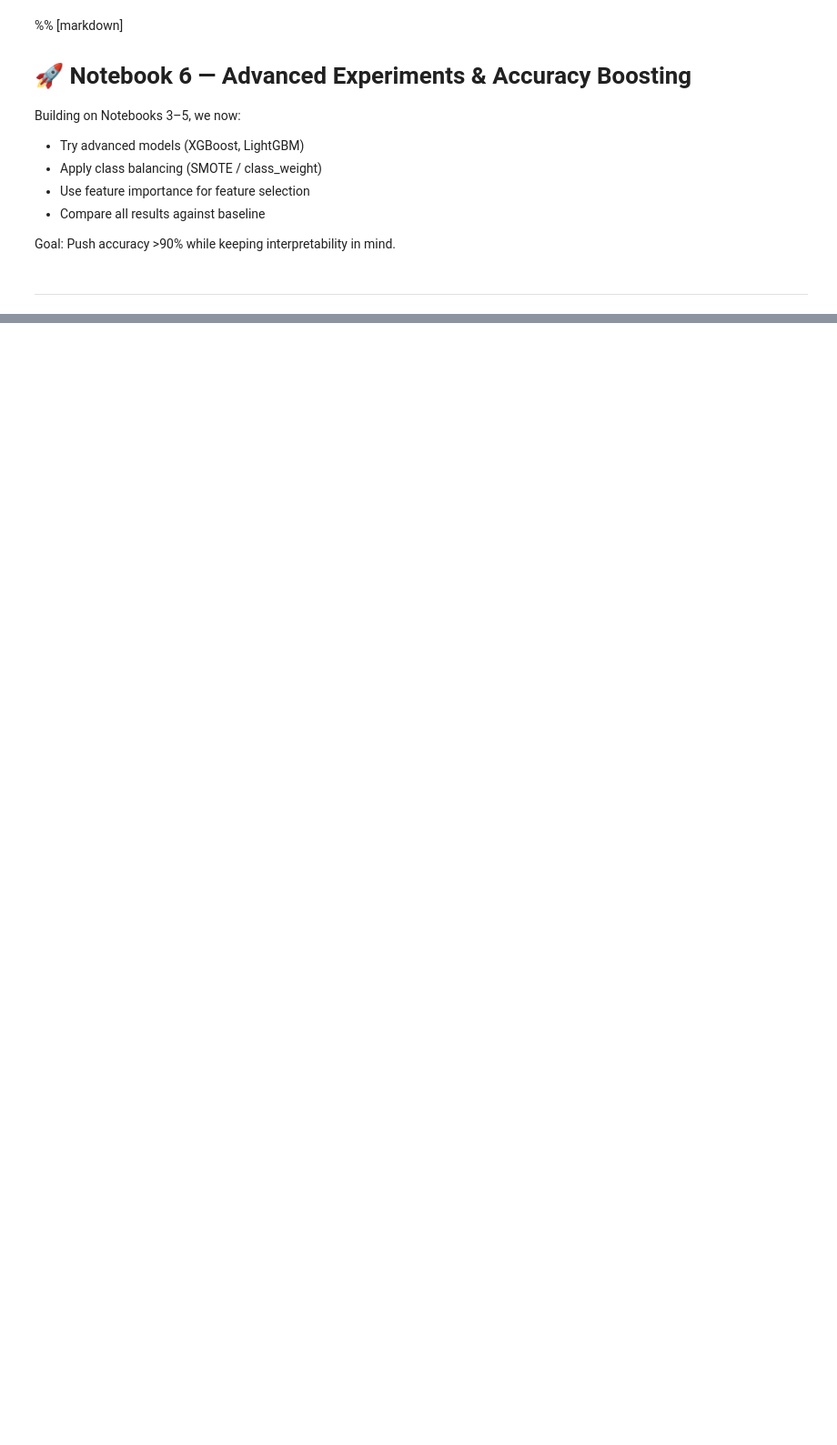
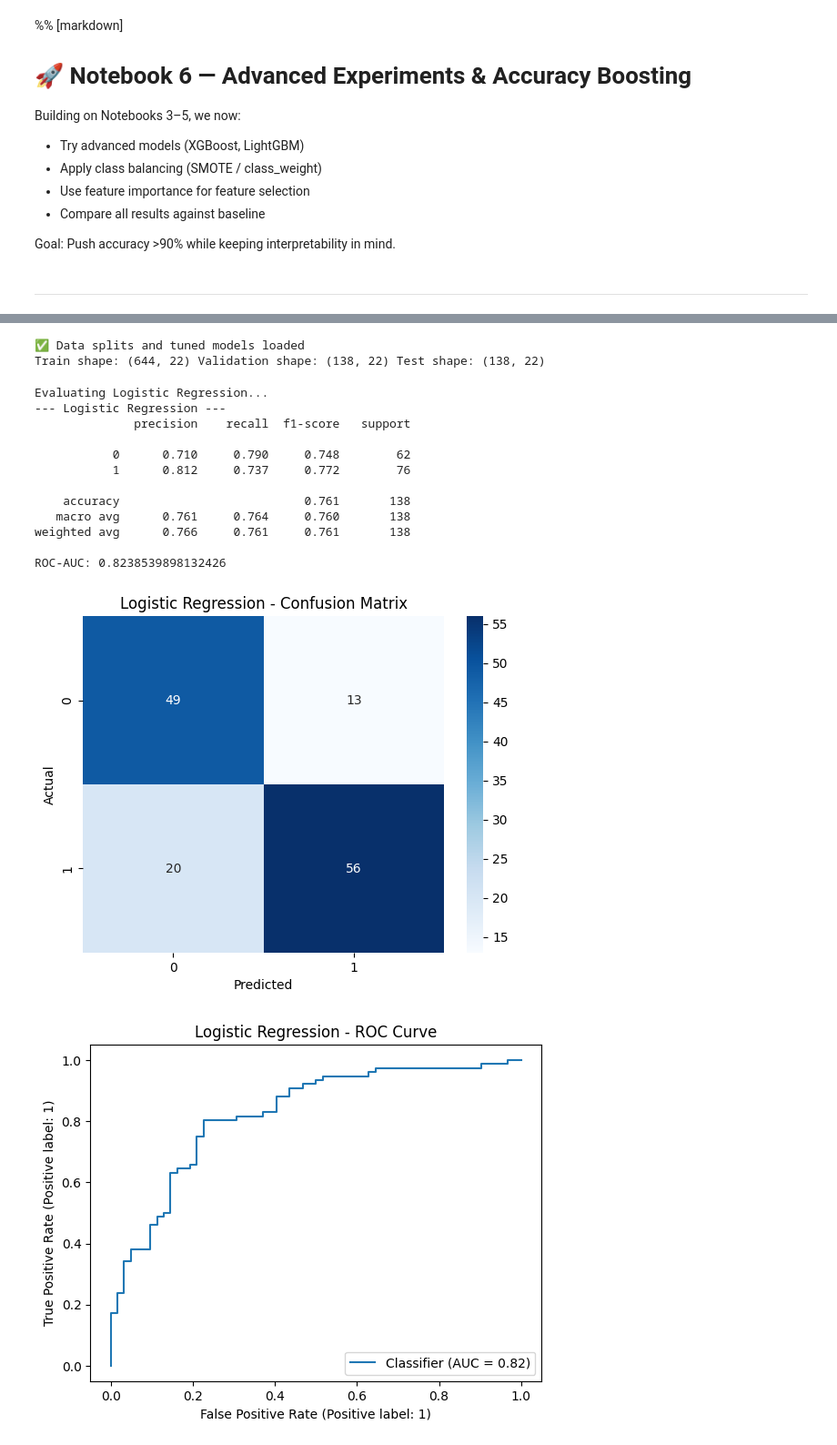
Before and after one commit to aaronalonsotorrens/Heart_disease_risk_predictor, a Jupyter notebook: jupyter_notebooks/Notebook 7.ipynb, the cells around one changed output, grey strips where cells are left out. Shown at 91% size. Drawn from its saved outputs; the diff is of its cells as text; code cells hidden in the pictures; blank space fills up the shorter version.

Commit message:
boost model accuracy with advanced preprocessing, feature engineering, tuned models, class balancing, and deployment-ready pipelines with enhanced inference

```diff
--- a/jupyter_notebooks/Notebook 7.ipynb
+++ b/jupyter_notebooks/Notebook 7.ipynb
@@ -191,0 +23,74 @@ NotFittedError: This OneHotEncoder instance is not fitted yet. Call 'fit' with a
+# %%
+# Load preprocessed splits
+X_train, X_val, X_test, y_train, y_val, y_test = joblib.load("models/splits_v2.pkl")
+
+# Load tuned models from Notebook 5
+tuned_dir = "models/tuned_v2"
+tuned_models = {
+    "Logistic Regression": joblib.load(f"{tuned_dir}/best_logistic_regression_pipeline.pkl"),
+    "Random Forest": joblib.load(f"{tuned_dir}/best_random_forest_pipeline.pkl"),
+    "XGBoost": joblib.load(f"{tuned_dir}/best_xgboost_pipeline.pkl"),
+    "LightGBM": joblib.load(f"{tuned_dir}/best_lightgbm_pipeline.pkl")
+}
+
+print("✅ Data splits and tuned models loaded")
+print("Train shape:", X_train.shape, "Validation shape:", X_val.shape, "Test shape:", X_test.shape)
+# %% [output]
+✅ Data splits and tuned models loaded
+Train shape: (644, 22) Validation shape: (138, 22) Test shape: (138, 22)
+# %%
+def evaluate_model(y_true, y_pred, y_proba, model_name):
+    """
+    Print classification report, ROC-AUC, plot confusion matrix and ROC curve.
+    """
+    print(f"--- {model_name} ---")
+    print(classification_report(y_true, y_pred, digits=3))
+    print("ROC-AUC:", roc_auc_score(y_true, y_proba))
+
+    # Confusion matrix
+    cm = confusion_matrix(y_true, y_pred)
+    sns.heatmap(cm, annot=True, fmt="d", cmap="Blues")
+    plt.title(f"{model_name} - Confusion Matrix")
+    plt.xlabel("Predicted")
+    plt.ylabel("Actual")
+    plt.show()
+
+    # ROC curve
+    RocCurveDisplay.from_predictions(y_true, y_proba)
+    plt.title(f"{model_name} - ROC Curve")
+    plt.show()
+# %%
+results_test = []
+
+for name, model in tuned_models.items():
+    print(f"Evaluating {name}...")
+    y_pred = model.predict(X_test)
+    y_proba = model.predict_proba(X_test)[:, 1]
+
+    evaluate_model(y_test, y_pred, y_proba, name)
+
+    results_test.append({
+        'Model': name,
+        'Dataset': 'Test',
+        'Accuracy': (y_pred == y_test).mean(),
+        'F1': f1_score(y_test, y_pred),
+        'ROC-AUC': roc_auc_score(y_test, y_proba)
+    })
+
+results_test_df = pd.DataFrame(results_test)
+display(results_test_df.sort_values('ROC-AUC', ascending=False))
+# %% [output]
+Evaluating Logistic Regression...
+--- Logistic Regression ---
+              precision    recall  f1-score   support
+
+           0      0.710     0.790     0.748        62
+           1      0.812     0.737     0.772        76
+
+    accuracy                          0.761       138
+   macro avg      0.761     0.764     0.760       138
+weighted avg      0.766     0.761     0.761       138
+
+ROC-AUC: 0.8238539898132426
+[figure, added]
+[figure, added]
```
Also changed, not shown: parts of 15 cells of this notebook, 30 other files.
